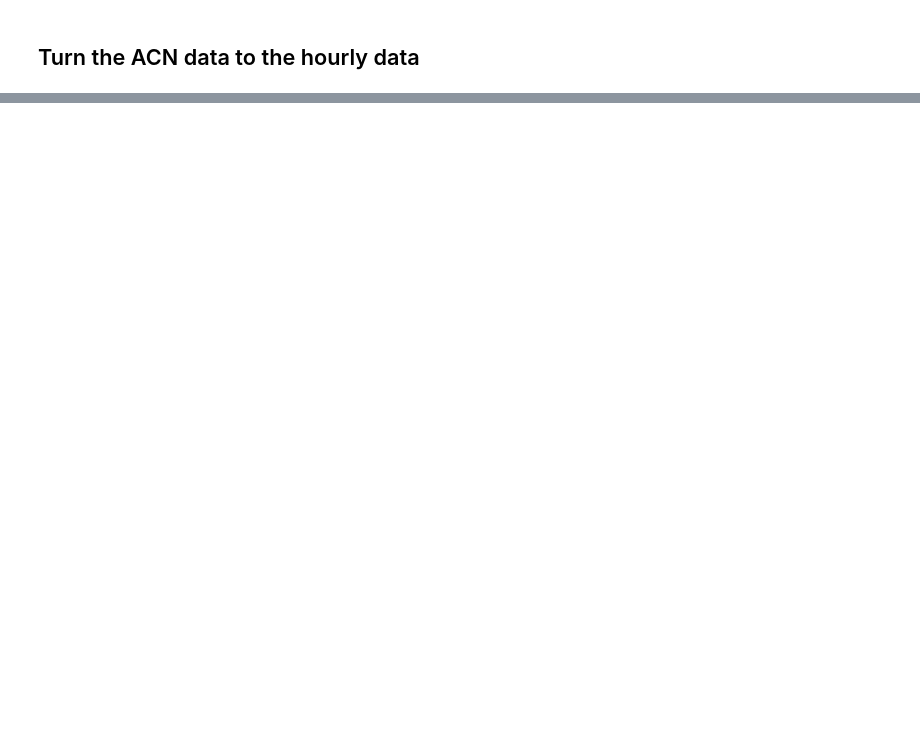
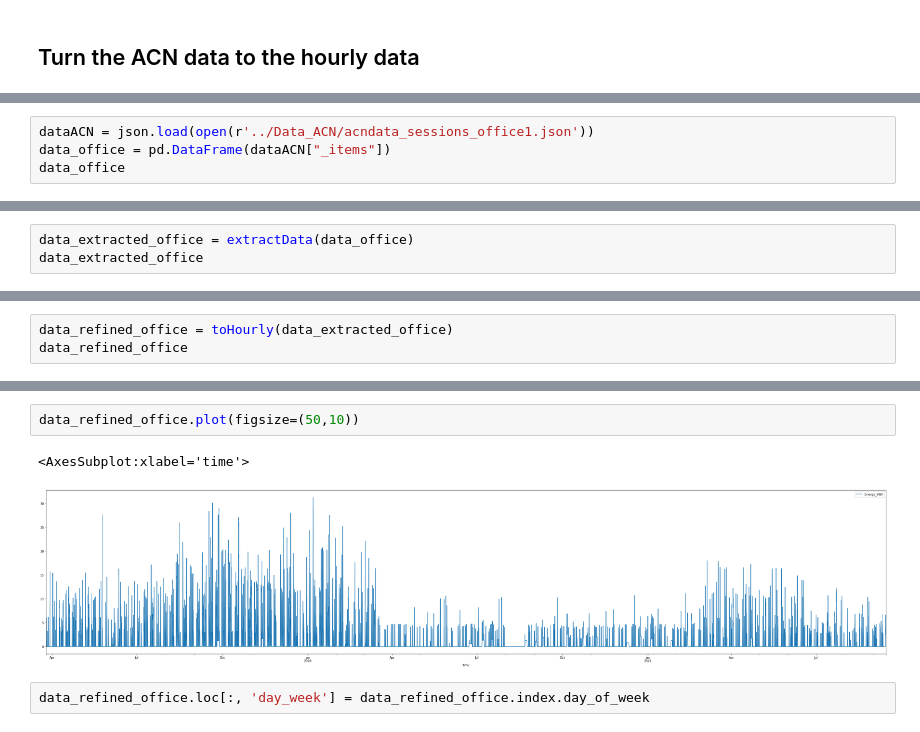
Before and after one commit to hancse/han_microgrid_lab, a Jupyter notebook: ChargingDemandPrediction/DataProcess.ipynb, the cells around one changed output, grey strips where cells are left out. Drawn from its saved outputs; the diff is of its cells as text; blank space fills up the shorter version.

```diff
--- a/ChargingDemandPrediction/DataProcess.ipynb
+++ b/ChargingDemandPrediction/DataProcess.ipynb
@@ -665,0 +582,4 @@ data_refined
+# %%
+dataACN = json.load(open(r'../Data_ACN/acndata_sessions_office1.json'))
+data_office = pd.DataFrame(dataACN["_items"])
+data_office
@@ -665,0 +600,3 @@ data_refined
+# %%
+data_extracted_office = extractData(data_office)
+data_extracted_office
@@ -665,0 +617,3 @@ data_refined
+# %%
+data_refined_office = toHourly(data_extracted_office)
+data_refined_office
@@ -665,0 +635,7 @@ data_refined
+# %%
+data_refined_office.plot(figsize=(50,10))
+# %% [output]
+<AxesSubplot:xlabel='time'>
+[figure, added]
+# %%
+data_refined_office.loc[:, 'day_week'] = data_refined_office.index.day_of_week
```
Also changed, not shown: parts of 49 cells of this notebook.
